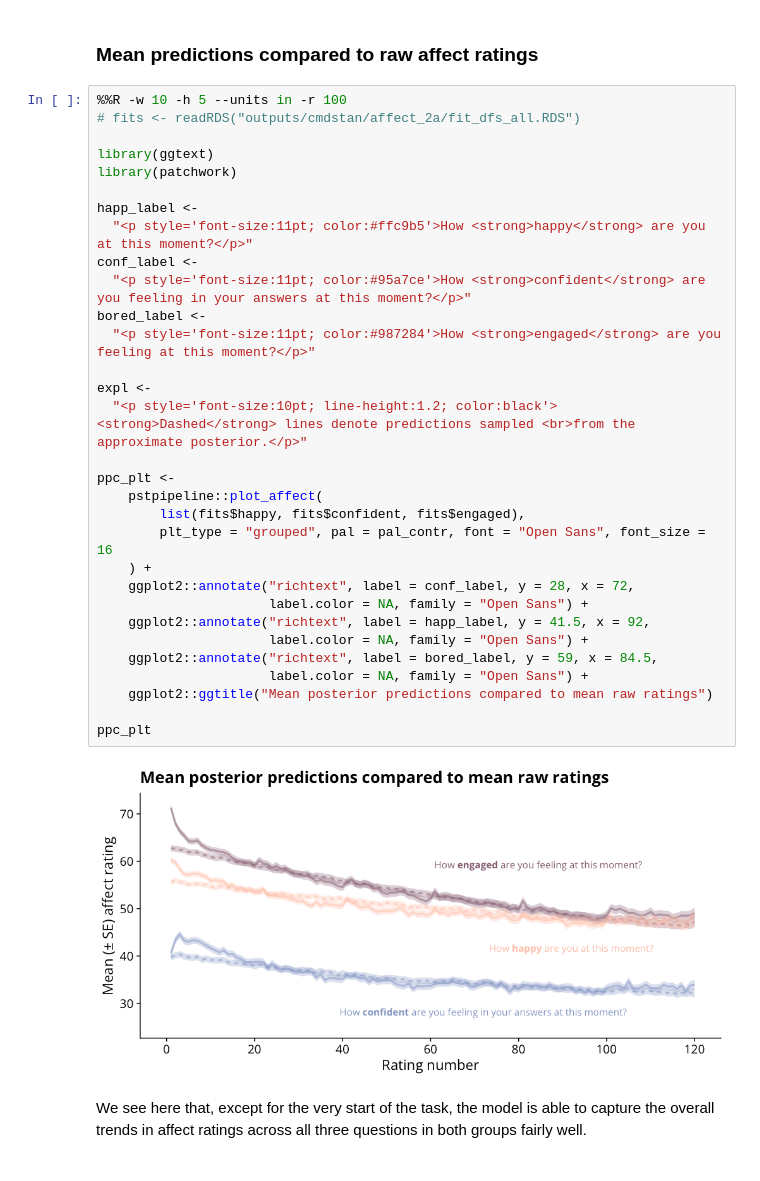
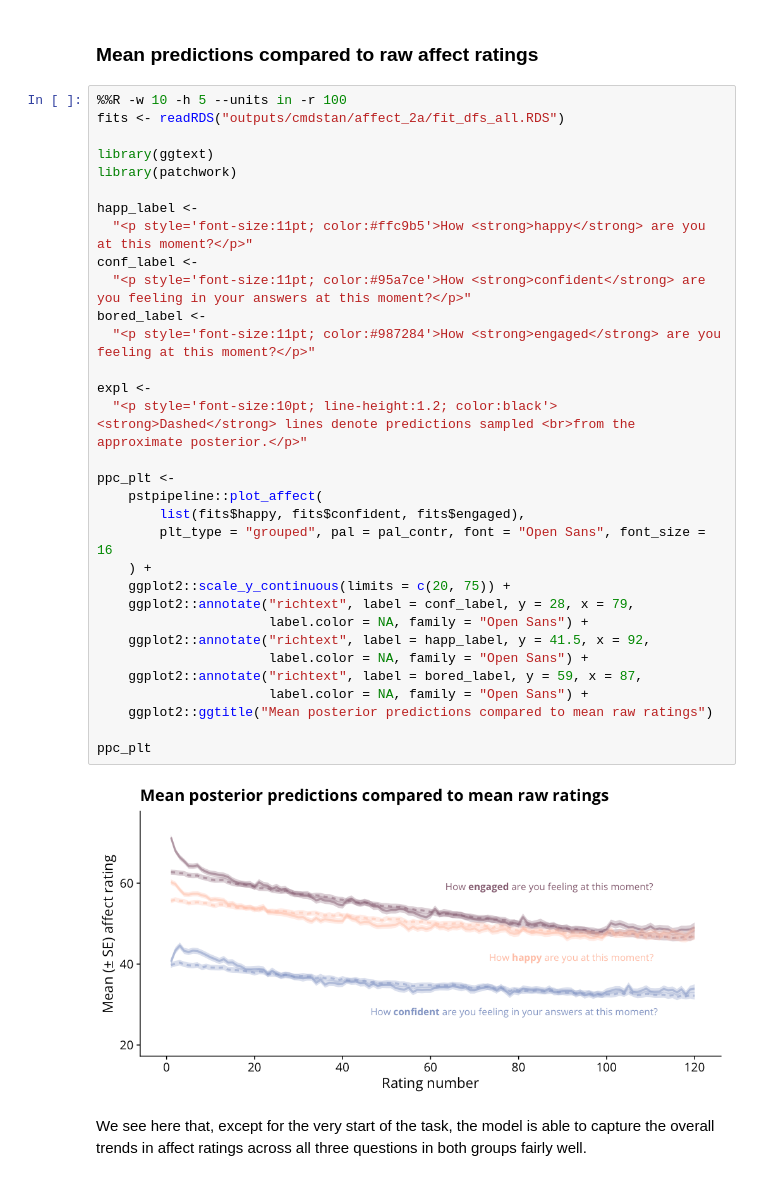
Before and after one commit to qdercon/pstpipeline, a Jupyter notebook: notebooks/affect_model_vb.ipynb, the cells around one changed output. Drawn from its saved outputs; the diff is of its cells as text.

```diff
--- a/notebooks/affect_model_vb.ipynb
+++ b/notebooks/affect_model_vb.ipynb
@@ -505,37 +505,38 @@ Based on predictions sampled from the approximate posterior (1,000 samples), the
 ### Mean predictions compared to raw affect ratings
 # %%
 %%R -w 10 -h 5 --units in -r 100
-# fits <- readRDS("outputs/cmdstan/affect_2a/fit_dfs_all.RDS")
+fits <- readRDS("outputs/cmdstan/affect_2a/fit_dfs_all.RDS")
 
 library(ggtext)
 library(patchwork)
 
 happ_label <-
   "<p style='font-size:11pt; color:#ffc9b5'>How <strong>happy</strong> are you at this moment?</p>"
 conf_label <-
   "<p style='font-size:11pt; color:#95a7ce'>How <strong>confident</strong> are you feeling in your answers at this moment?</p>"
 bored_label <-
   "<p style='font-size:11pt; color:#987284'>How <strong>engaged</strong> are you feeling at this moment?</p>"
 
 expl <-
   "<p style='font-size:10pt; line-height:1.2; color:black'><strong>Dashed</strong> lines denote predictions sampled <br>from the approximate posterior.</p>"
 
 ppc_plt <-
     pstpipeline::plot_affect(
         list(fits$happy, fits$confident, fits$engaged),
         plt_type = "grouped", pal = pal_contr, font = "Open Sans", font_size = 16
     ) +
-    ggplot2::annotate("richtext", label = conf_label, y = 28, x = 72,
+    ggplot2::scale_y_continuous(limits = c(20, 75)) +
+    ggplot2::annotate("richtext", label = conf_label, y = 28, x = 79,
                       label.color = NA, family = "Open Sans") +
     ggplot2::annotate("richtext", label = happ_label, y = 41.5, x = 92,
                       label.color = NA, family = "Open Sans") +
-    ggplot2::annotate("richtext", label = bored_label, y = 59, x = 84.5,
+    ggplot2::annotate("richtext", label = bored_label, y = 59, x = 87,
                       label.color = NA, family = "Open Sans") +
     ggplot2::ggtitle("Mean posterior predictions compared to mean raw ratings")
 
 ppc_plt
 # %% [output]
-[figure, old version]
+[figure, new version]
 # %% [markdown]
 We see here that, except for the very start of the task, the model is able to capture the overall trends in affect ratings across all three questions in both groups fairly well.
 # %% [markdown]
```
Also changed, not shown: parts of 6 cells of this notebook.
